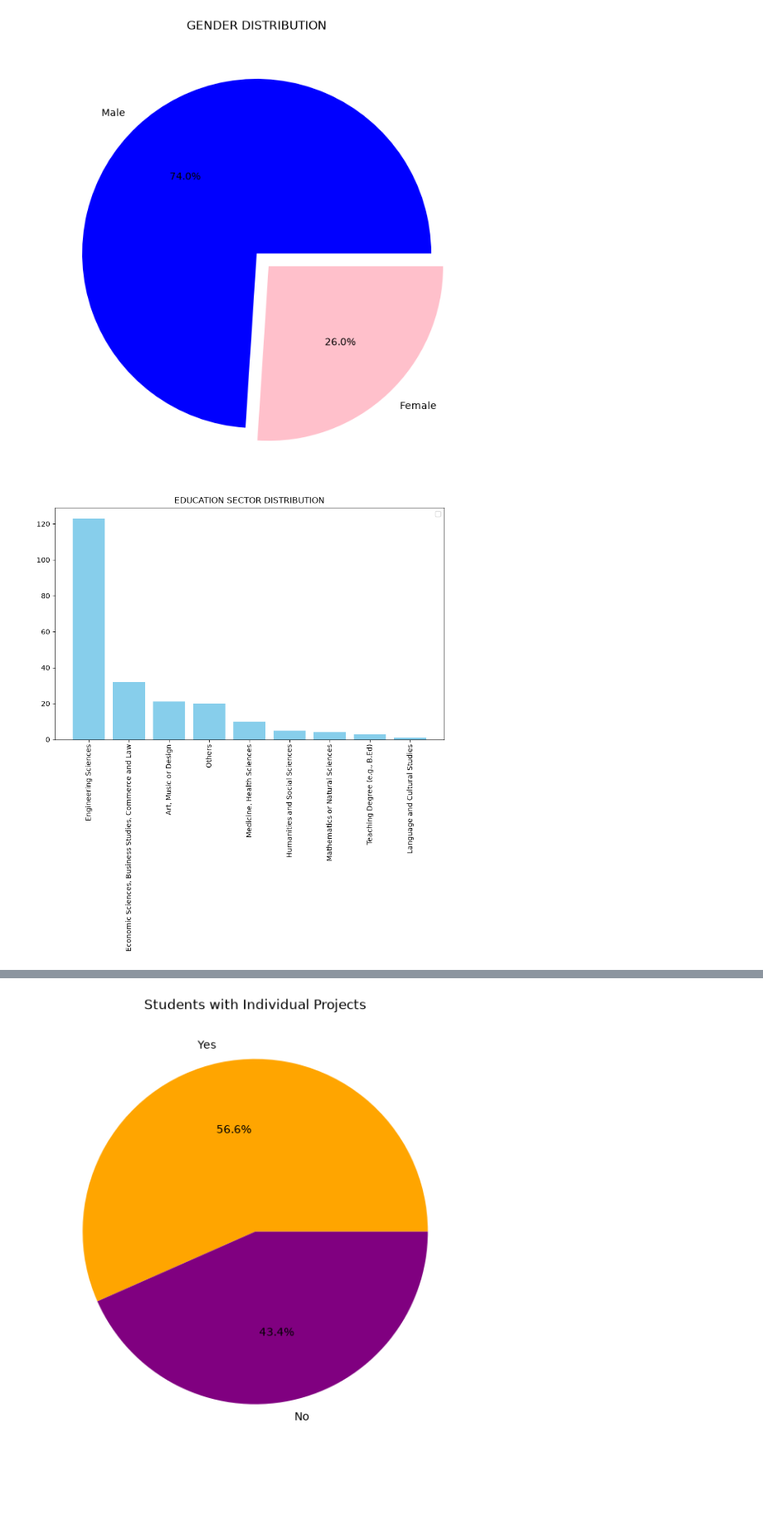
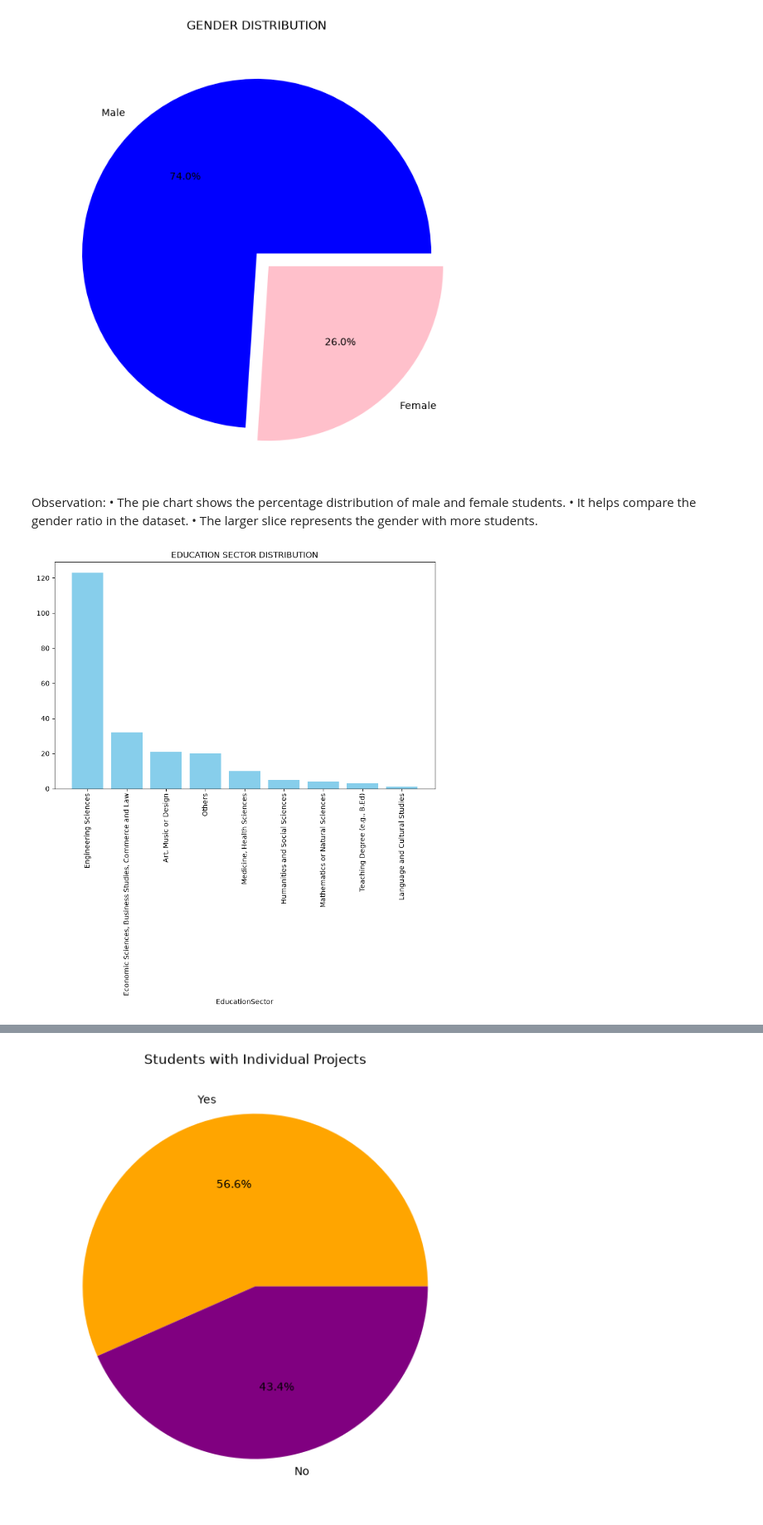
Before and after one commit to Maidasajjad/university-student-data-analysis, a Jupyter notebook: notebooks/student_analysis.ipynb, the cells around one changed output, grey strips where cells are left out. Shown at 83% size. Cells and saved outputs as stored; diff of their text form; code cells hidden in the pictures; blank space fills up the shorter version.

```diff
--- a/notebooks/student_analysis.ipynb
+++ b/notebooks/student_analysis.ipynb
@@ -141,25 +141,30 @@ plt.title("GENDER DISTRIBUTION")
 plt.show()
 # %% [output]
 [figure]
+# %% [markdown]
+Observation:
+• The pie chart shows the percentage distribution of male and female students.
+• It helps compare the gender ratio in the dataset.
+• The larger slice represents the gender with more students.
 # %%
 # EDUCATION SECTOR
 educationsector_count=df['EducationSector'].value_counts()
 
 plt.figure(figsize=(10,6))
 
 plt.bar(
     educationsector_count.index,
     educationsector_count.values,
 
     color="skyblue"
 
 
 )
 plt.title("EDUCATION SECTOR DISTRIBUTION")
-plt.x_label=("EducationSector")
+plt.xlabel("EducationSector")
 plt.xticks(rotation=90)
 
-plt.legend()
+
 plt.show()
 # %% [output]
-[figure, old version]
+[figure, new version]
```
Also changed, not shown: parts of 28 cells of this notebook.
